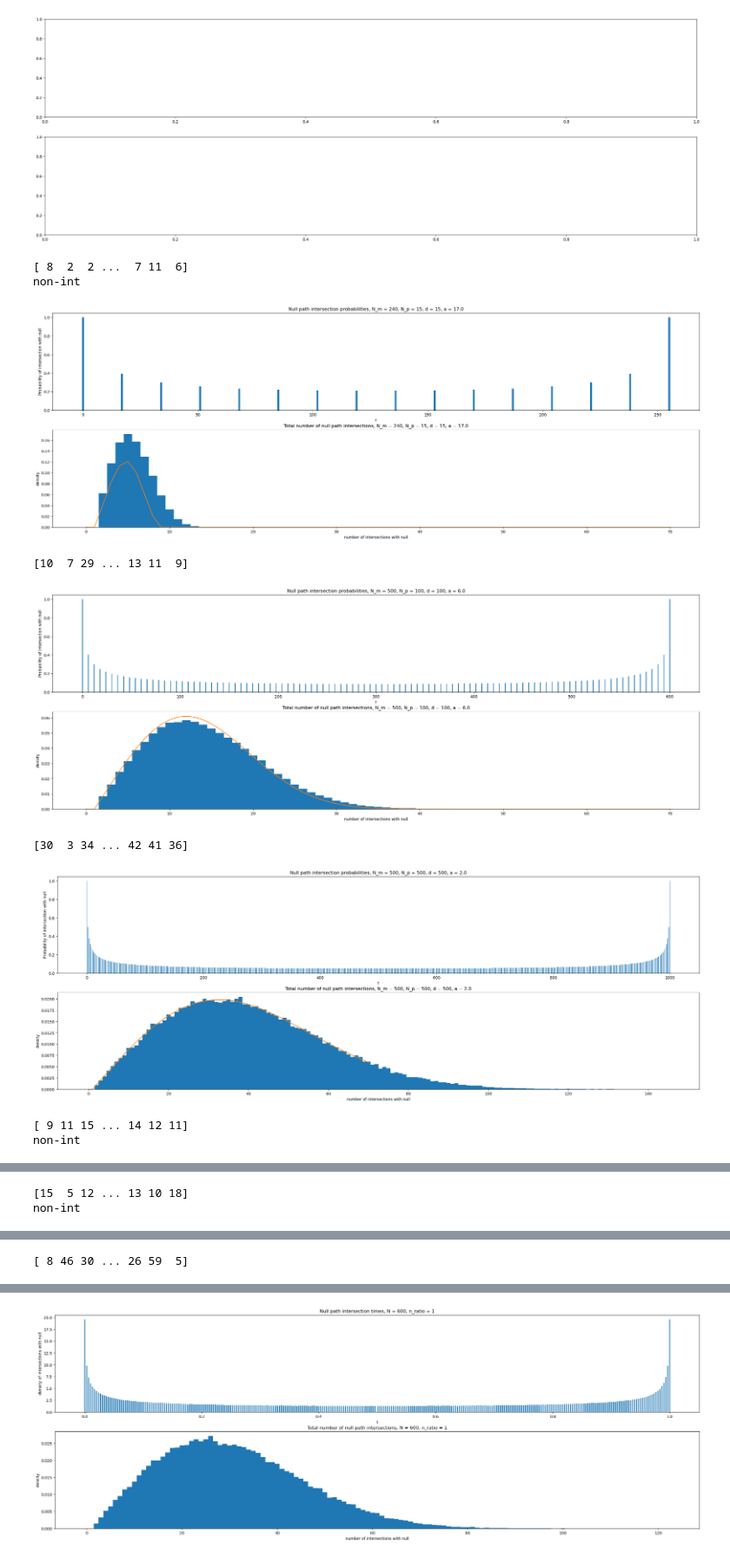
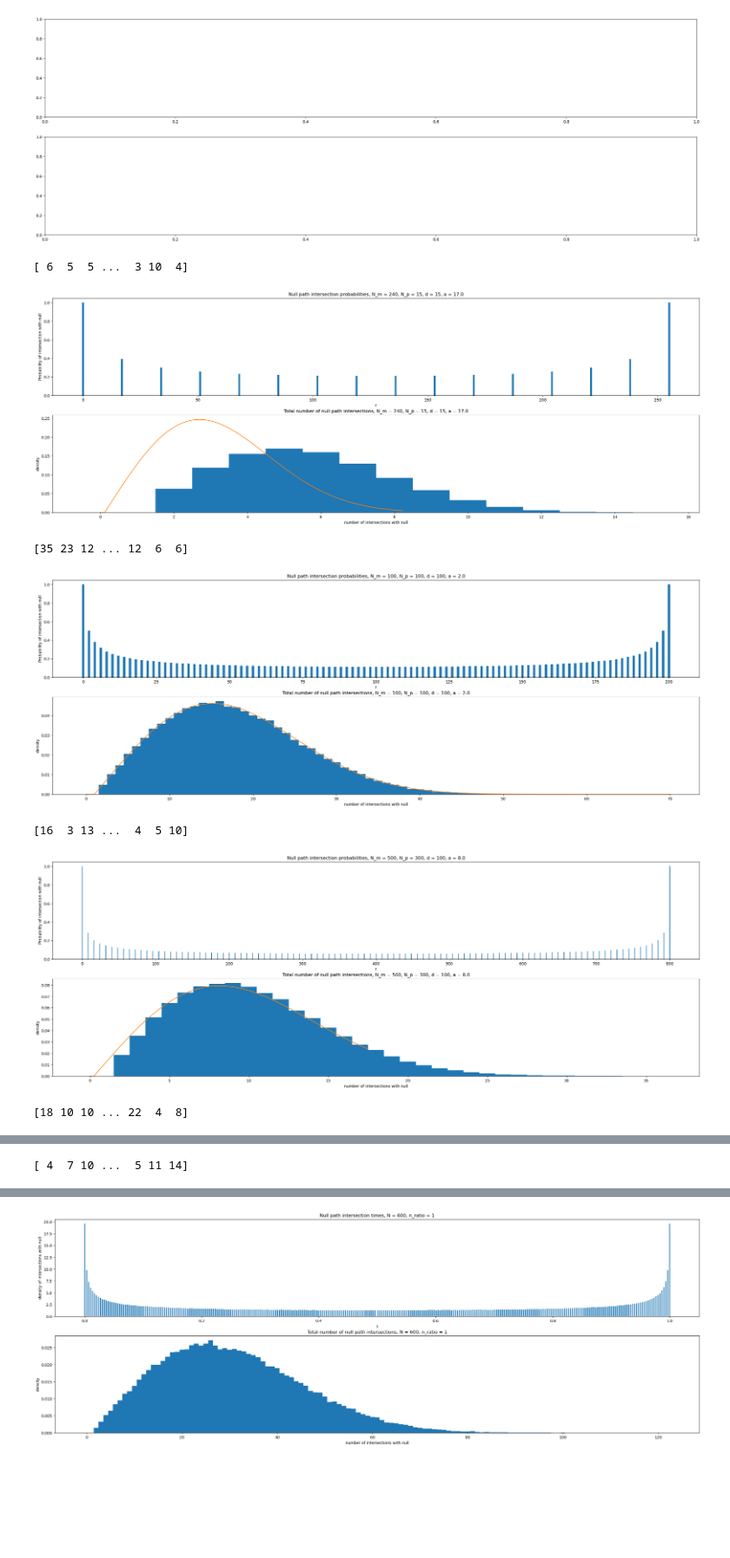
Before and after one commit to naqib-a/M4R-project, a Jupyter notebook: M4R code.ipynb, the cells around one changed output, grey strips where cells are left out. Shown at 87% size. Saved outputs shown, nothing was run; the diff lists cells and outputs as text; code cells hidden in the pictures; blank space fills up the shorter version.

```diff
--- a/M4R code.ipynb
+++ b/M4R code.ipynb
@@ -355,8 +355,8 @@ ValueError: shape mismatch: objects cannot be broadcast to a single shape.  Mism
 # n_ratios = [15] + [i for i in range(1,4)]
 # N1 = [15 * 16] + [i * 300 for i in range(1,3)]
 
-N_ps = [15, 100, 500, 300, 400, 500]
-N_ms = [15 * 16, 500, 500, 500, 500, 500]
+N_ps = [15, 100, 300, 400, 200]
+N_ms = [15 * 16, 100, 500, 500, 500]
 k=70
 
 M = 100000
@@ -375,40 +375,38 @@ for i in range(len(N_ps)):
     print(inter_number)
 
     fig, axs = plt.subplots(2,1)
     fig.set_figwidth(30)
     fig.set_figheight(10)
     x = np.arange(N+1)
     axs[0].bar(x,null_intersection_exact(N_m, N_p))
     axs[0].set_title(f"Null path intersection probabilities, N_m = {N_m}, N_p = {N_p}, d = {d}, a = {a}")
     axs[0].set_xlabel("t")
     axs[0].set_ylabel("Probability of intersection with null")
 
     axs[1].hist(inter_number, bins = np.max(inter_number) + 1, density = True, range = [-0.5, np.max(inter_number) + 0.5])
     axs[1].set_title(f"Total number of null path intersections, N_m = {N_m}, N_p = {N_p}, d = {d}, a = {a}")
     axs[1].set_xlabel("number of intersections with null")
     axs[1].set_ylabel("density")
 
 
     # print(d)
     # print(N/n_ratio)
     # print(N / (N/d - 1))
 
     if int(N / (N/d - 1)) >= 2:
         # axs[1].plot(np.arange(k+1), intersect_num_dp(int(N / (N/d - 1) / 2)*2, k))
-        axs[1].plot(np.arange(k+1), intersect_num_dp(N / (a-1), k))
+        axs[1].plot(np.arange(k+1) * 2 / a, intersect_num_dp(N_m * 2, k) * a / 2)
 
     plt.show()
 
     del inter_number
     gc.collect()
     cp._default_memory_pool.free_all_blocks()
 # %% [output]
-[ 8  2  2 ...  7 11  6]
-non-int
+[ 6  5  5 ...  3 10  4]
-[figure, old version]
+[figure, new version]
-[10  7 29 ... 13 11  9]
+[35 23 12 ... 12  6  6]
-[figure, old version]
+[figure, new version]
-[30  3 34 ... 42 41 36]
+[16  3 13 ...  4  5 10]
-[figure, old version]
+[figure, new version]
-[ 9 11 15 ... 14 12 11]
-non-int
+[18 10 10 ... 22  4  8]
@@ -416,2 +414 @@ non-int
-[15  5 12 ... 13 10 18]
-non-int
+[ 4  7 10 ...  5 11 14]
@@ -419 +415,0 @@ non-int
-[ 8 46 30 ... 26 59  5]
```
Also changed, not shown: parts of 1 cell of this notebook.
